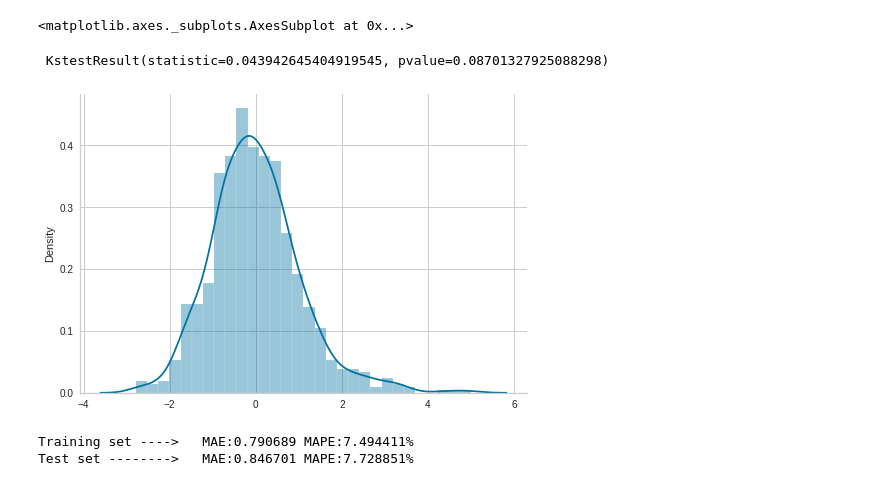
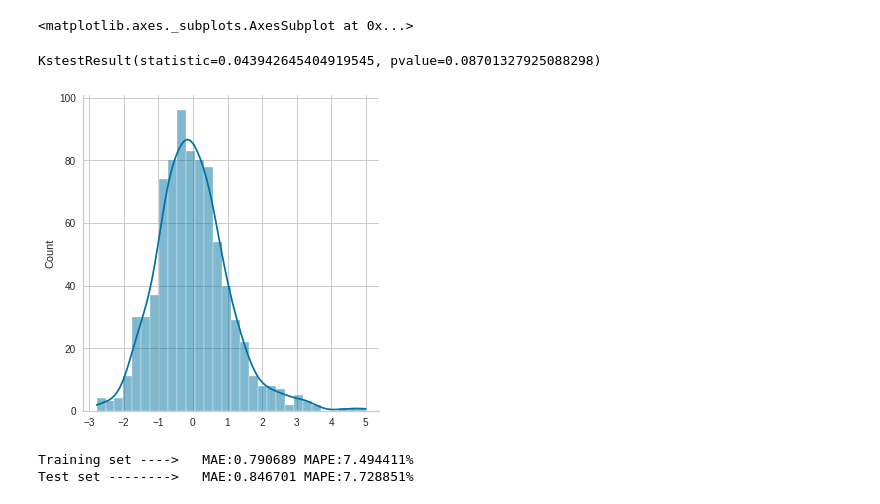
Before and after one commit to SolAtomizer/Portfolio, a Jupyter notebook: FuelConsumptionRegression.ipynb, the cells around one changed output. Cells and saved outputs as stored; diff of their text form; code cells hidden in the pictures.

```diff
--- a/FuelConsumptionRegression.ipynb
+++ b/FuelConsumptionRegression.ipynb
@@ -64,6 +64,9 @@ df.describe()
 | 50% | 2022.0 | 3.000000 | 6.000000 | 12.200000 | 9.200000 | ... |
 | 75% | 2022.0 | 3.800000 | 6.000000 | 14.700000 | 10.700000 | ... |
 | max | 2022.0 | 8.000000 | 16.000000 | 30.300000 | 20.900000 | ... |
+# %%
+#Dropping Model Year column, since all observations in the dataset are 2022.
+df.drop(['Model Year'],axis=1,inplace=True)
 # %%
 #Some cars seem to have very high fuel consumption. Let's verify the data.
 #Being super sports cars (Bugatti), the data seems correct and is kept.
@@ -284,9 +277,9 @@ y_pred_train = lr.predict(X_train)
 lr_res = y_train.values-y_pred_train
 
 #Plotting residuals
-sns.distplot(lr_res,kde=True)
+sns.displot(lr_res,kde=True)
 
 #With a p-value of 0.08 > 0.05, the null hypothesis of normality is not rejected.
 #Residuals are therefore considered to have a normal distribution.
-print('\n',kstest(lr_res,'norm'))
+print(kstest(lr_res,'norm'))
 # %% [output]
@@ -294,4 +287,4 @@ print('\n',kstest(lr_res,'norm'))
-[figure, old version]
+[figure, new version]
 # %%
 #Calculating performance measures on both training and test set, to verify if model has good generalization.
 from sklearn.metrics import mean_absolute_error, mean_absolute_percentage_error
```
Also changed, not shown: parts of 10 cells of this notebook.
